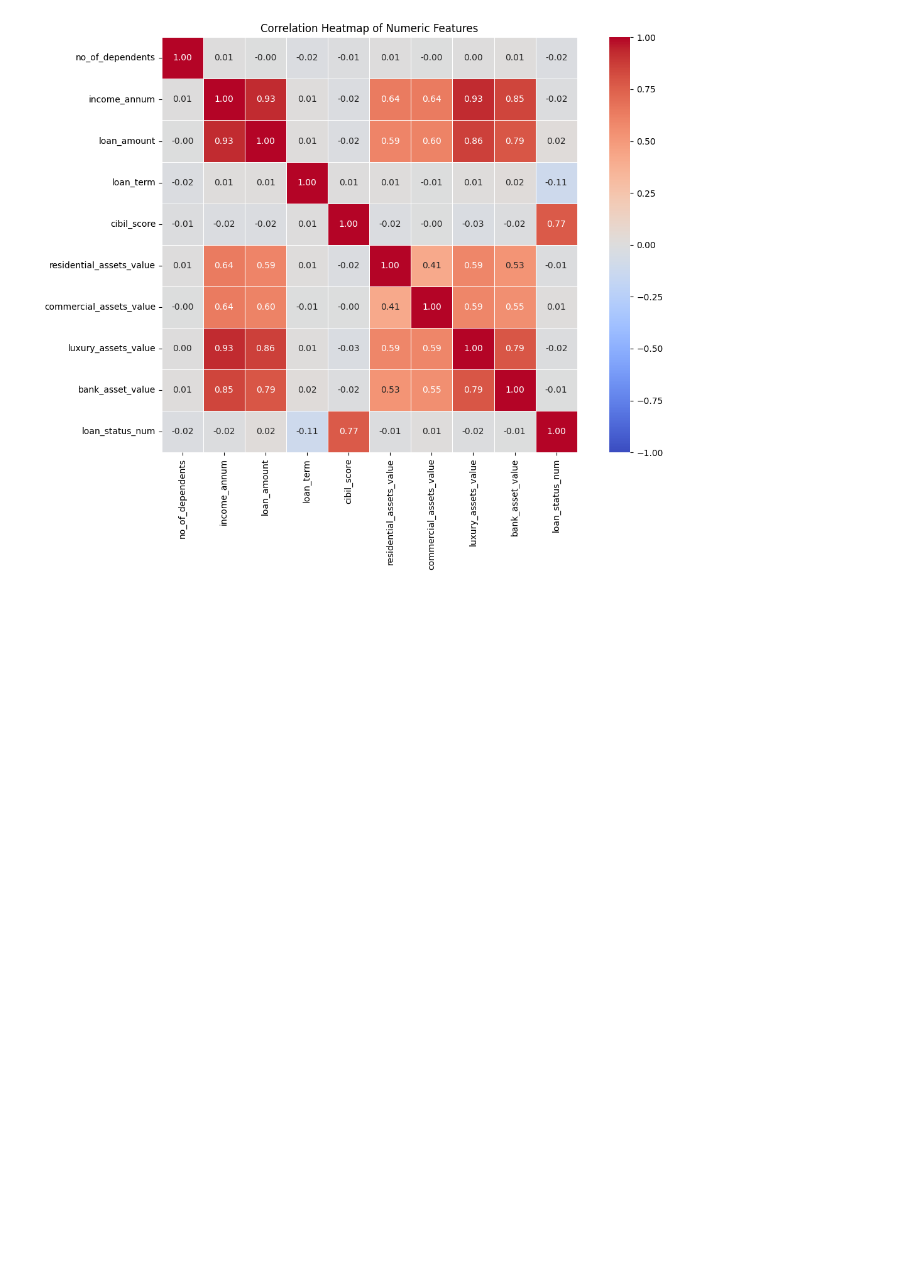
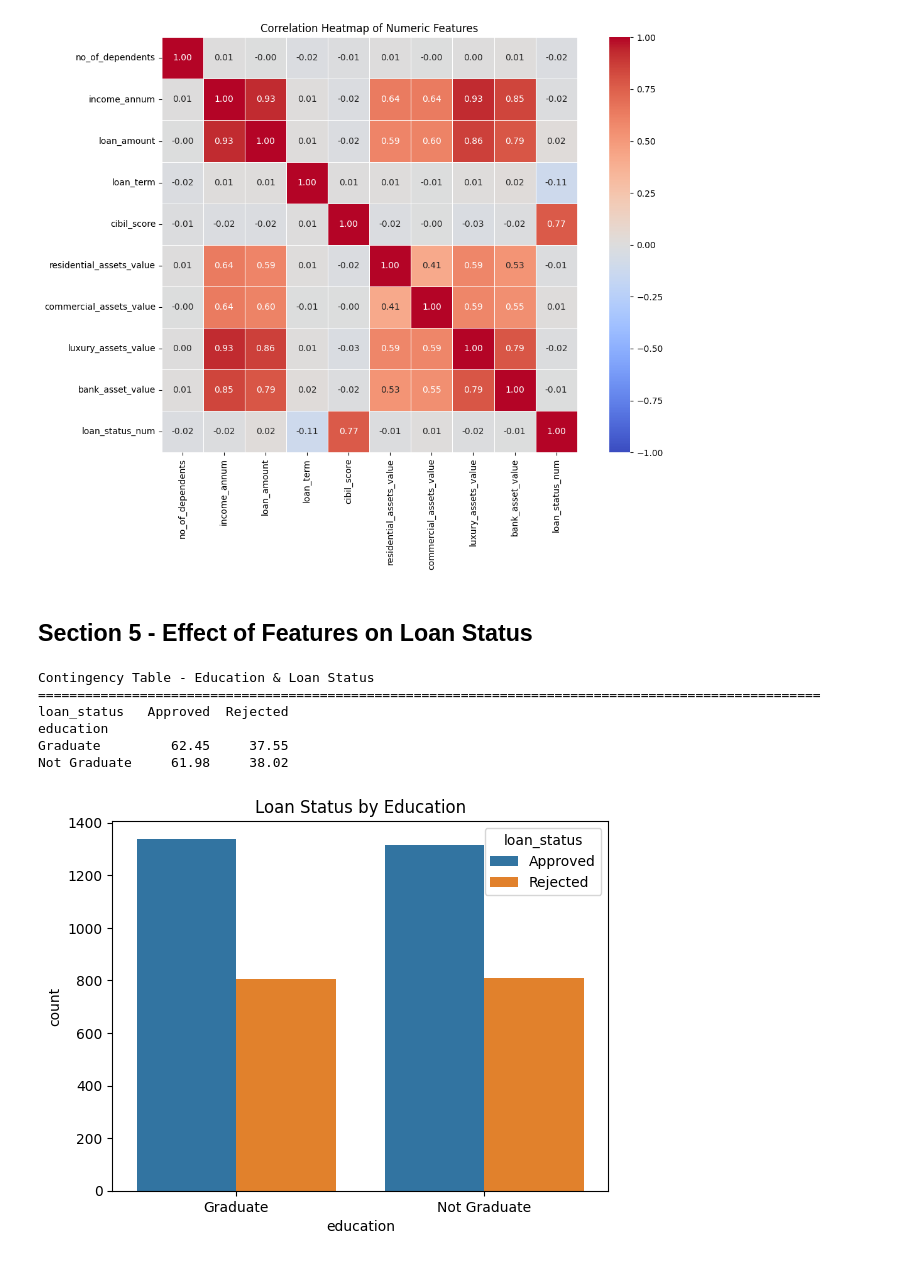
Before and after one commit to evapetrovska1/ITC3154-Assignment-1, a Jupyter notebook: itc3154-assignment-a.ipynb, the cells around one changed output. Drawn from its saved outputs; the diff is of its cells as text; code cells hidden in the pictures; blank space fills up the shorter version.

Commit message:
Kaggle Notebook | ITC3154 - Assignment A | Completed section 5 & final changes were made.

```diff
--- a/itc3154-assignment-a.ipynb
+++ b/itc3154-assignment-a.ipynb
@@ -230,3 +209,32 @@ plt.tight_layout()
 plt.show()
 # %% [output]
 [figure]
+# %% [markdown]
+## Section 5 - Effect of Features on Loan Status
+# %%
+# Map the categorical variable (education) with target loan_status
+# Use contingency table
+edu_table = pd.crosstab(
+    df["education"], # education feature
+    df["loan_status"], # loan_status feature
+    normalize="index" # turns each row into proportions of 1
+)
+
+# Print table in percentages and round values
+print("Contingency Table - Education & Loan Status")
+print("=" * 100)
+print((edu_table*100).round(2))
+# %% [output]
+Contingency Table - Education & Loan Status
+====================================================================================================
+loan_status   Approved  Rejected
+education
+Graduate         62.45     37.55
+Not Graduate     61.98     38.02
+# %%
+# Visualize the data - bar graph
+sns.countplot(data=df, x="education", hue="loan_status")
+plt.title("Loan Status by Education")
+plt.show()
+# %% [output]
+[figure, added]
```
Also changed, not shown: parts of 5 cells of this notebook.
